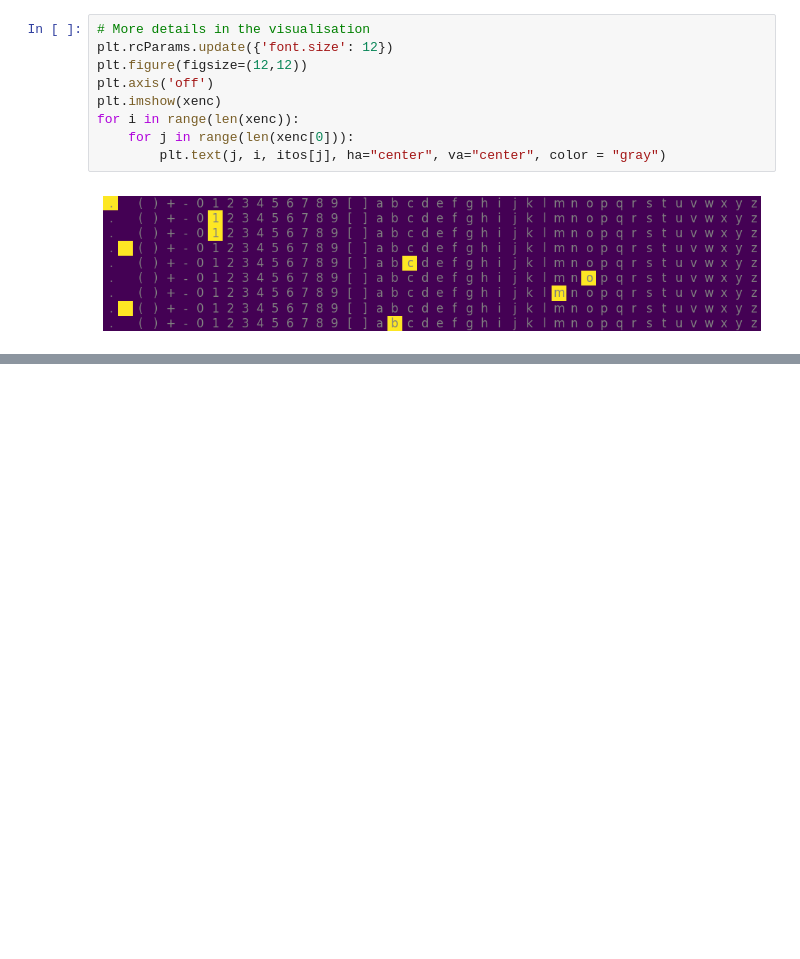
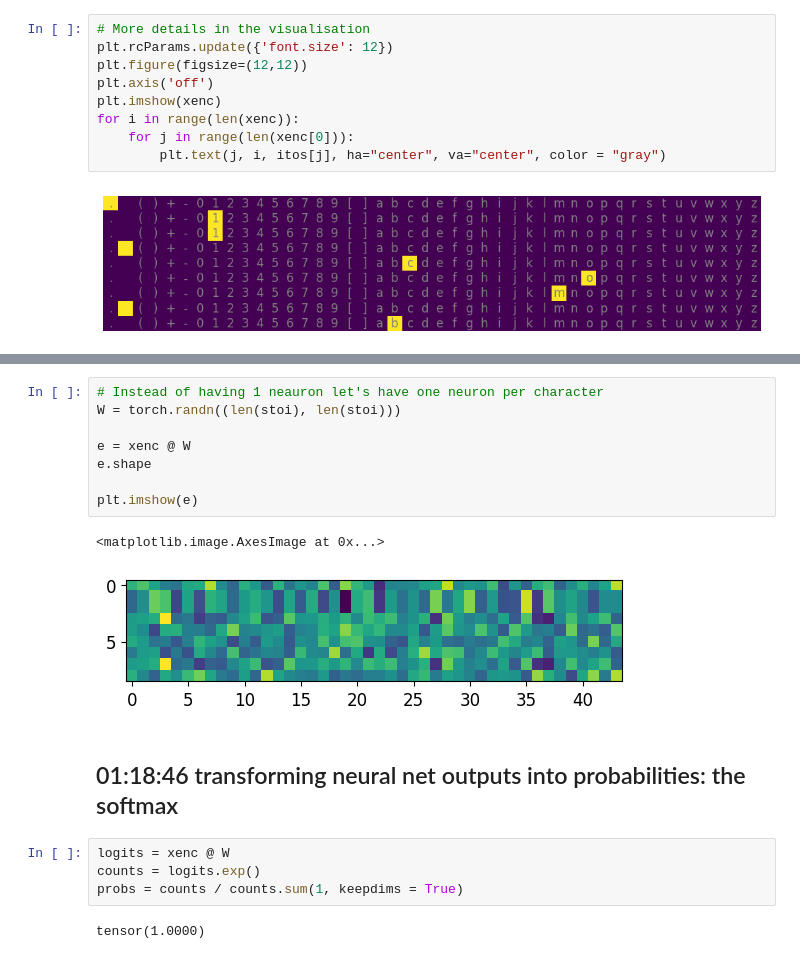
Before and after one commit to tymtam2/Neural-Nets-Zero-To-Hero-Unofficial-Companion, a Jupyter notebook: notebooks/2. Language Models 1 - bigrams.ipynb, the cells around one changed output, grey strips where cells are left out. Cells and saved outputs as stored; diff of their text form; blank space fills up the shorter version.

```diff
--- a/notebooks/2. Language Models 1 - bigrams.ipynb
+++ b/notebooks/2. Language Models 1 - bigrams.ipynb
@@ -859,0 +881,19 @@ for i in range(len(xenc)):
+# %%
+# Instead of having 1 neauron let's have one neuron per character
+W = torch.randn((len(stoi), len(stoi)))
+
+e = xenc @ W
+e.shape
+
+plt.imshow(e)
+# %% [output]
+<matplotlib.image.AxesImage at 0x...>
+[figure, added]
+# %% [markdown]
+## 01:18:46 transforming neural net outputs into probabilities: the softmax
+# %%
+logits = xenc @ W
+counts = logits.exp()
+probs = counts / counts.sum(1, keepdims = True)
+# %% [output]
+tensor(1.0000)
```
Also changed, not shown: parts of 29 cells of this notebook, 1 other file.
